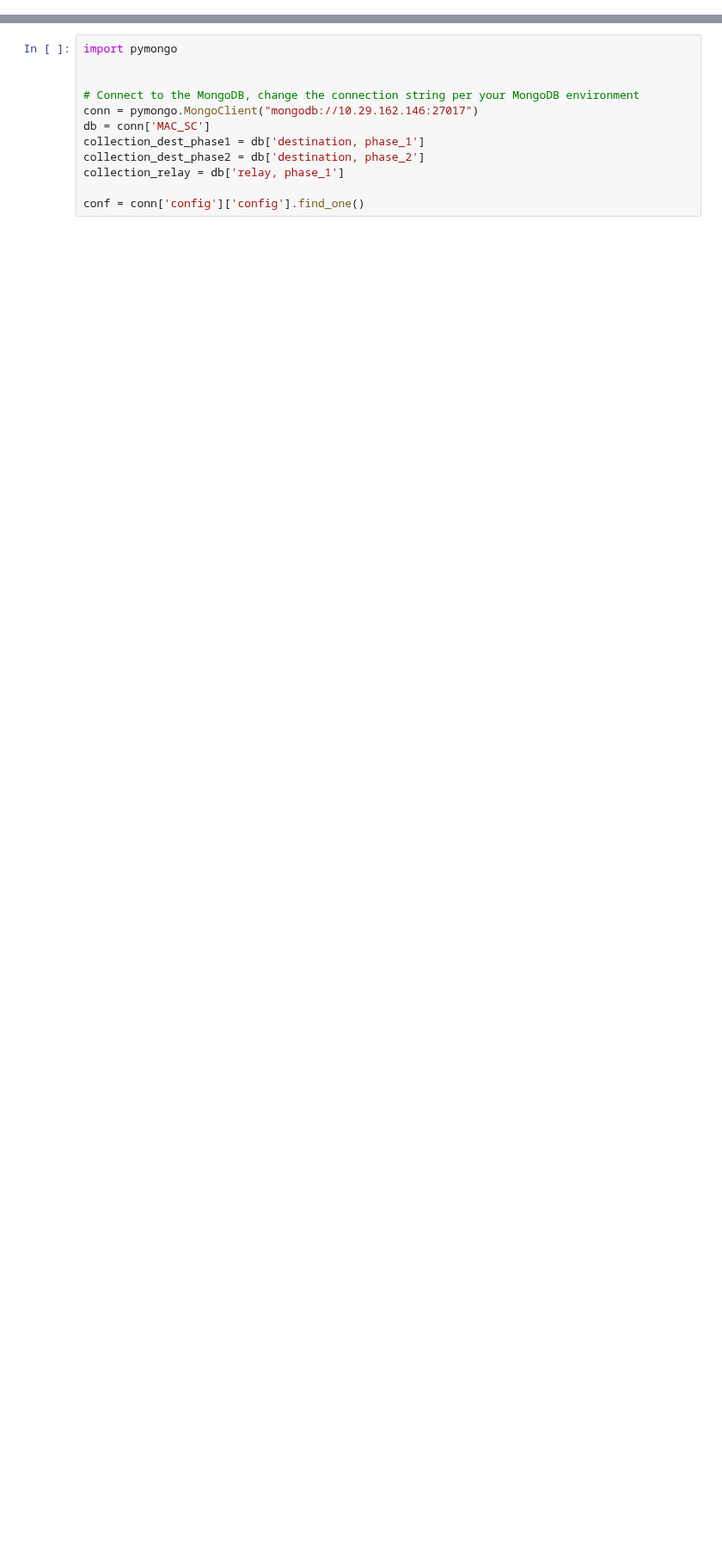
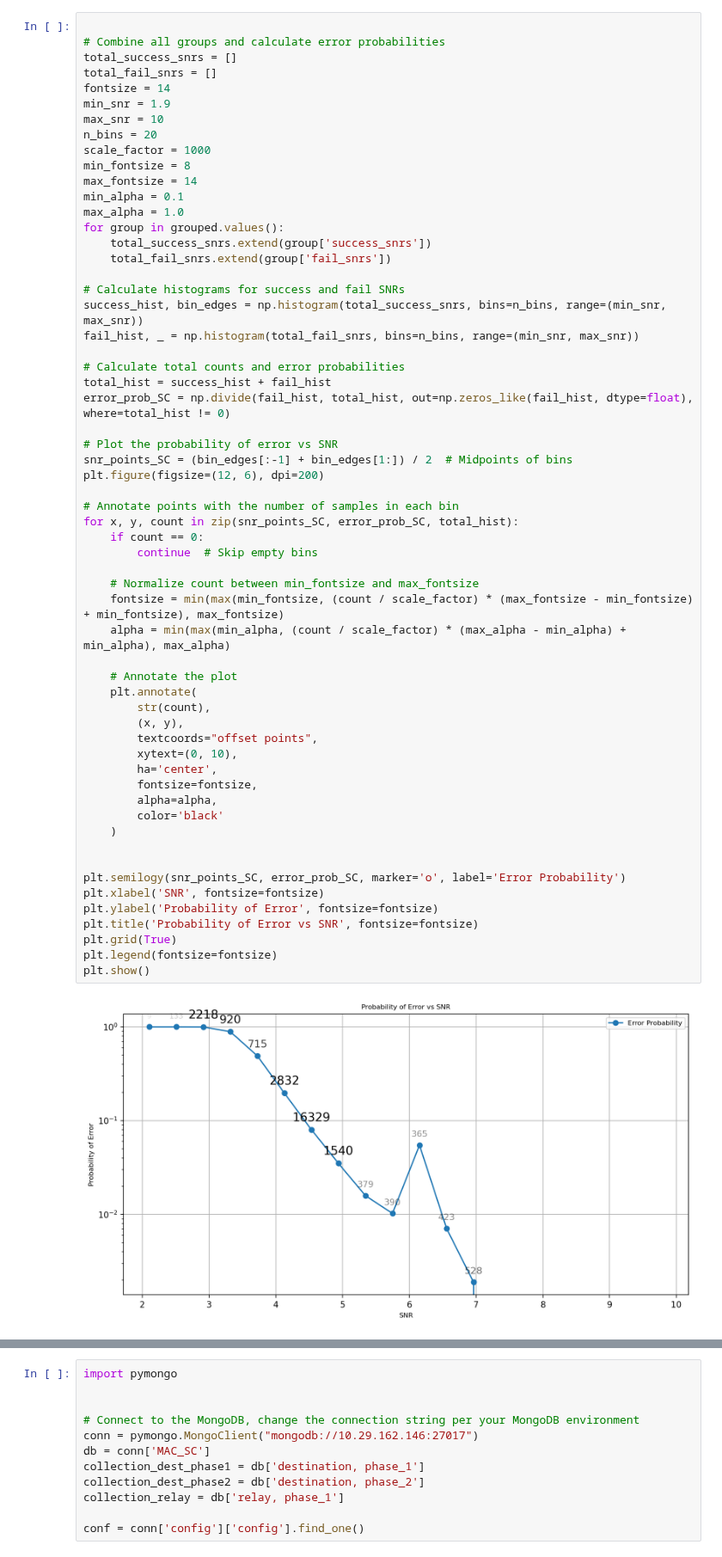
Before and after one commit to mkashani-phd/Secure_Wireless_Relay, a Jupyter notebook: Experiments/3_node_test/analyze.ipynb, the cells around one changed output, grey strips where cells are left out. Shown at 86% size. Drawn from its saved outputs; the diff is of its cells as text; blank space fills up the shorter version.

```diff
--- a/Experiments/3_node_test/analyze.ipynb
+++ b/Experiments/3_node_test/analyze.ipynb
@@ -100,0 +109,61 @@ sorted_configs = sorted(grouped.items(), key=lambda x: x[1]['total_messages'], r
+# %%
+
+# Combine all groups and calculate error probabilities
+total_success_snrs = []
+total_fail_snrs = []
+fontsize = 14
+min_snr = 1.9
+max_snr = 10
+n_bins = 20
+scale_factor = 1000
+min_fontsize = 8
+max_fontsize = 14
+min_alpha = 0.1
+max_alpha = 1.0
+for group in grouped.values():
+    total_success_snrs.extend(group['success_snrs'])
+    total_fail_snrs.extend(group['fail_snrs'])
+
+# Calculate histograms for success and fail SNRs
+success_hist, bin_edges = np.histogram(total_success_snrs, bins=n_bins, range=(min_snr, max_snr))
+fail_hist, _ = np.histogram(total_fail_snrs, bins=n_bins, range=(min_snr, max_snr))
+
+# Calculate total counts and error probabilities
+total_hist = success_hist + fail_hist
+error_prob_SC = np.divide(fail_hist, total_hist, out=np.zeros_like(fail_hist, dtype=float), where=total_hist != 0)
+
+# Plot the probability of error vs SNR
+snr_points_SC = (bin_edges[:-1] + bin_edges[1:]) / 2  # Midpoints of bins
+plt.figure(figsize=(12, 6), dpi=200)
+
+# Annotate points with the number of samples in each bin
+for x, y, count in zip(snr_points_SC, error_prob_SC, total_hist):
+    if count == 0:
+        continue  # Skip empty bins
+
+    # Normalize count between min_fontsize and max_fontsize
+    fontsize = min(max(min_fontsize, (count / scale_factor) * (max_fontsize - min_fontsize) + min_fontsize), max_fontsize)
+    alpha = min(max(min_alpha, (count / scale_factor) * (max_alpha - min_alpha) + min_alpha), max_alpha)
+
+    # Annotate the plot
+    plt.annotate(
+        str(count),
+        (x, y),
+        textcoords="offset points",
+        xytext=(0, 10),
+        ha='center',
+        fontsize=fontsize,
+        alpha=alpha,
+        color='black'
+    )
+
+
+plt.semilogy(snr_points_SC, error_prob_SC, marker='o', label='Error Probability')
+plt.xlabel('SNR', fontsize=fontsize)
+plt.ylabel('Probability of Error', fontsize=fontsize)
+plt.title('Probability of Error vs SNR', fontsize=fontsize)
+plt.grid(True)
+plt.legend(fontsize=fontsize)
+plt.show()
+# %% [output]
+[figure, added]
```
Also changed, not shown: parts of 17 cells of this notebook, 7 other files.
